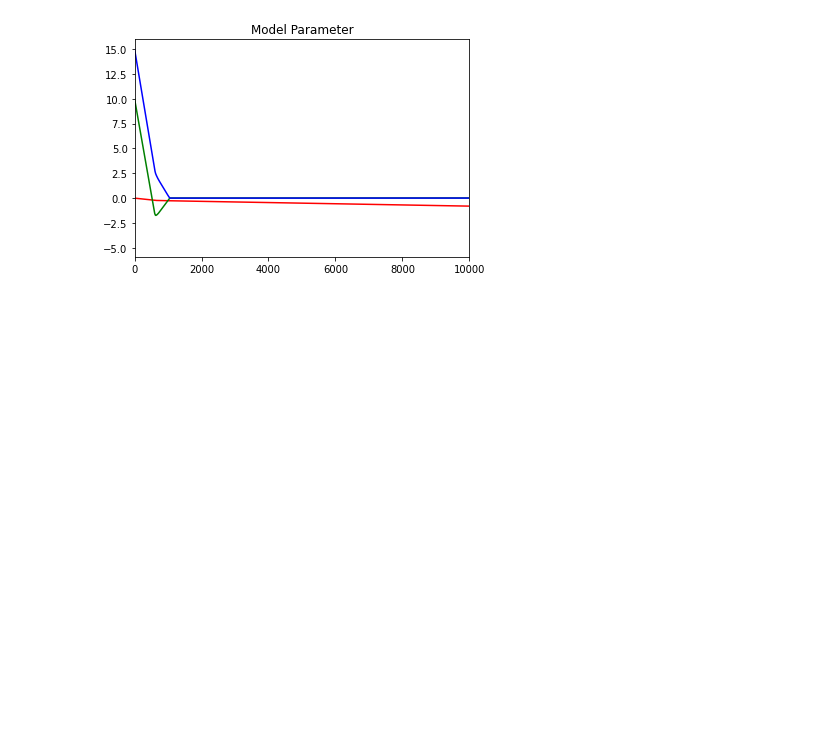
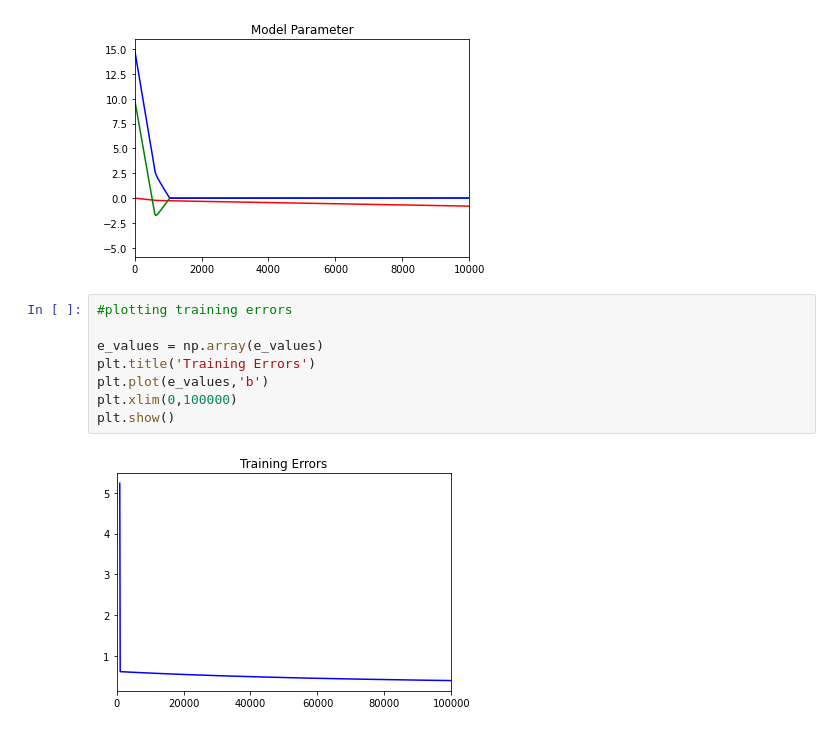
Before and after one commit to yangsu0/class_machine_learning, a Jupyter notebook: ML_Assignment5.ipynb, the cells around one changed output. Saved outputs shown, nothing was run; the diff lists cells and outputs as text; blank space fills up the shorter version.

```diff
--- a/ML_Assignment5.ipynb
+++ b/ML_Assignment5.ipynb
@@ -131,3 +131,13 @@ plt.show()
 # %% [output]
 [figure]
 [figure]
+# %%
+#plotting training errors
+
+e_values = np.array(e_values)
+plt.title('Training Errors')
+plt.plot(e_values,'b')
+plt.xlim(0,100000)
+plt.show()
+# %% [output]
+[figure, added]
```
Also changed, not shown: parts of 1 cell of this notebook.
